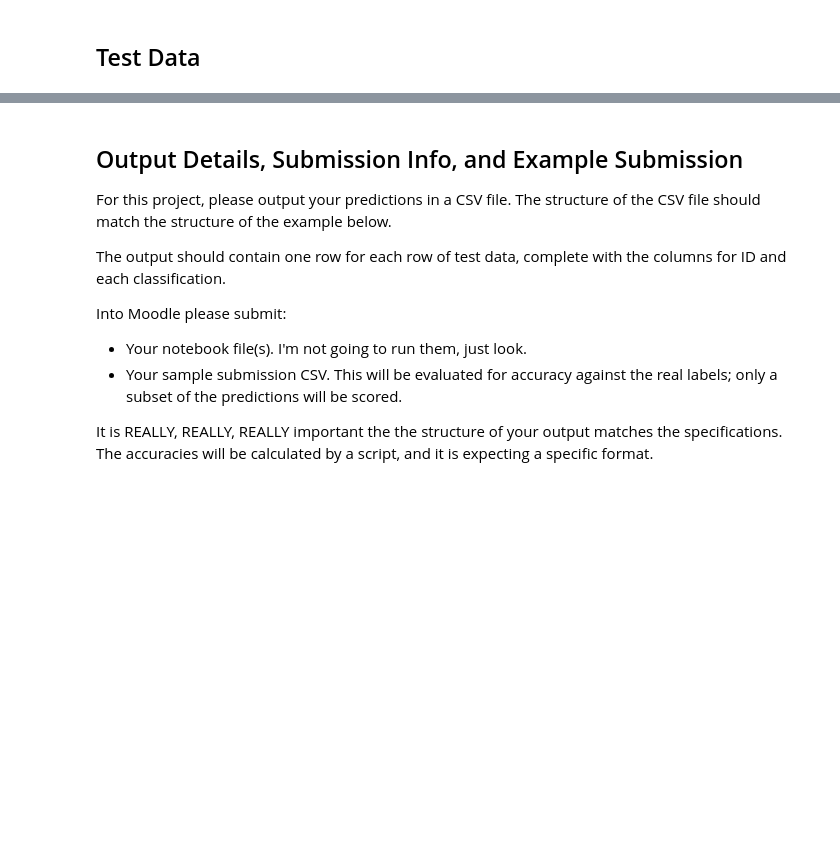
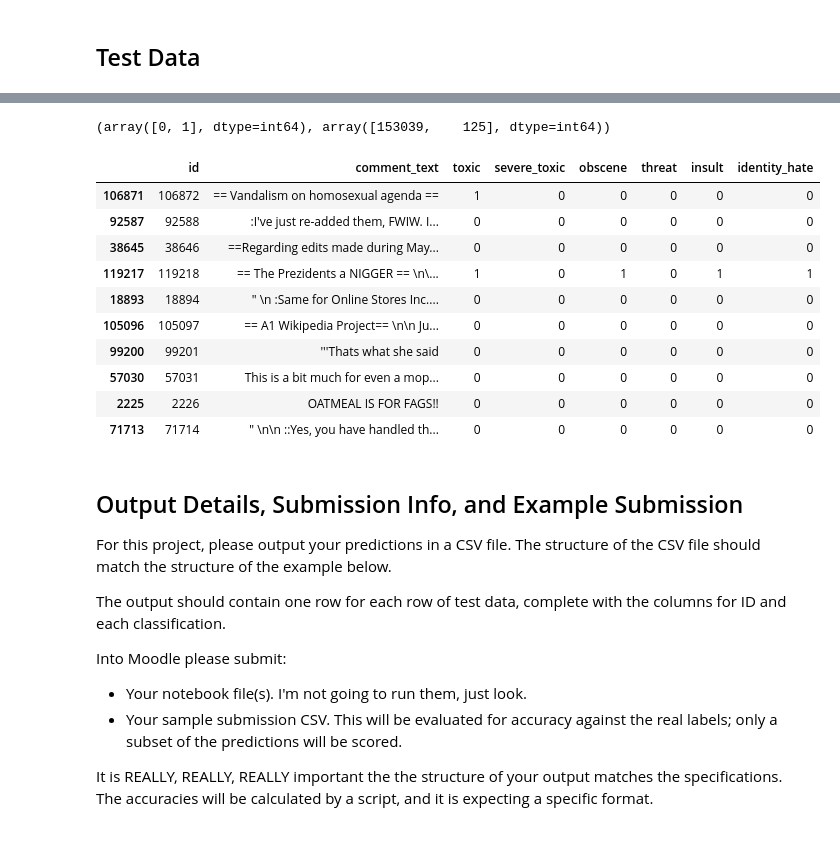
Before and after one commit to CcDenn/ItML_Project_1_Students, a Jupyter notebook: proj_1_start.ipynb, the cells around one changed output, grey strips where cells are left out. Saved outputs shown, nothing was run; the diff lists cells and outputs as text; code cells hidden in the pictures; blank space fills up the shorter version.

```diff
--- a/proj_1_start.ipynb
+++ b/proj_1_start.ipynb
@@ -375,0 +383,41 @@ test_df.head()
+# %%
+#toxic
+test_toxic = pipe_nb_toxic.predict(test_df["comment_text"])
+np.unique(test_toxic, return_counts=True)
+#severe toxic
+test_stoxic = pipe_nb_stoxic.predict(test_df["comment_text"])
+np.unique(test_stoxic, return_counts=True)
+#obscene
+test_obscene = pipe_nb_obscene.predict(test_df["comment_text"])
+np.unique(test_obscene, return_counts=True)
+#threat
+test_threat = pipe_nb_threat.predict(test_df["comment_text"])
+np.unique(test_threat, return_counts=True)
+#insult
+test_insult = pipe_nb_insult.predict(test_df["comment_text"])
+np.unique(test_insult, return_counts=True)
+#identity_hate
+test_idhate = pipe_nb_idhate.predict(test_df["comment_text"])
+np.unique(test_idhate, return_counts=True)
+# %% [output]
+(array([0, 1], dtype=int64), array([153039,    125], dtype=int64))
+# %%
+test_df["toxic"] = test_toxic
+test_df["severe_toxic"] = test_stoxic
+test_df["obscene"] = test_obscene
+test_df["threat"] = test_threat
+test_df["insult"] = test_insult
+test_df["identity_hate"] = test_idhate
+test_df.sample(10)
+# %% [output]
+|  | id | comment_text | toxic | severe_toxic | obscene | threat | insult | identity_hate |
+| 106871 | 106872 | == Vandalism on homosexual agenda == | 1 | 0 | 0 | 0 | 0 | 0 |
+| 92587 | 92588 | :I've just re-added them, FWIW. I... | 0 | 0 | 0 | 0 | 0 | 0 |
+| 38645 | 38646 | ==Regarding edits made during May... | 0 | 0 | 0 | 0 | 0 | 0 |
+| 119217 | 119218 | == The Prezidents a NIGGER == \n\... | 1 | 0 | 1 | 0 | 1 | 1 |
+| 18893 | 18894 | " \n :Same for Online Stores Inc.... | 0 | 0 | 0 | 0 | 0 | 0 |
+| 105096 | 105097 | == A1 Wikipedia Project== \n\n Ju... | 0 | 0 | 0 | 0 | 0 | 0 |
+| 99200 | 99201 | '''Thats what she said | 0 | 0 | 0 | 0 | 0 | 0 |
+| 57030 | 57031 | This is a bit much for even a mop... | 0 | 0 | 0 | 0 | 0 | 0 |
+| 2225 | 2226 | OATMEAL IS FOR FAGS!! | 0 | 0 | 0 | 0 | 0 | 0 |
+| 71713 | 71714 | " \n\n ::Yes, you have handled th... | 0 | 0 | 0 | 0 | 0 | 0 |
```
Also changed, not shown: parts of 2 cells of this notebook, 2 other files.
